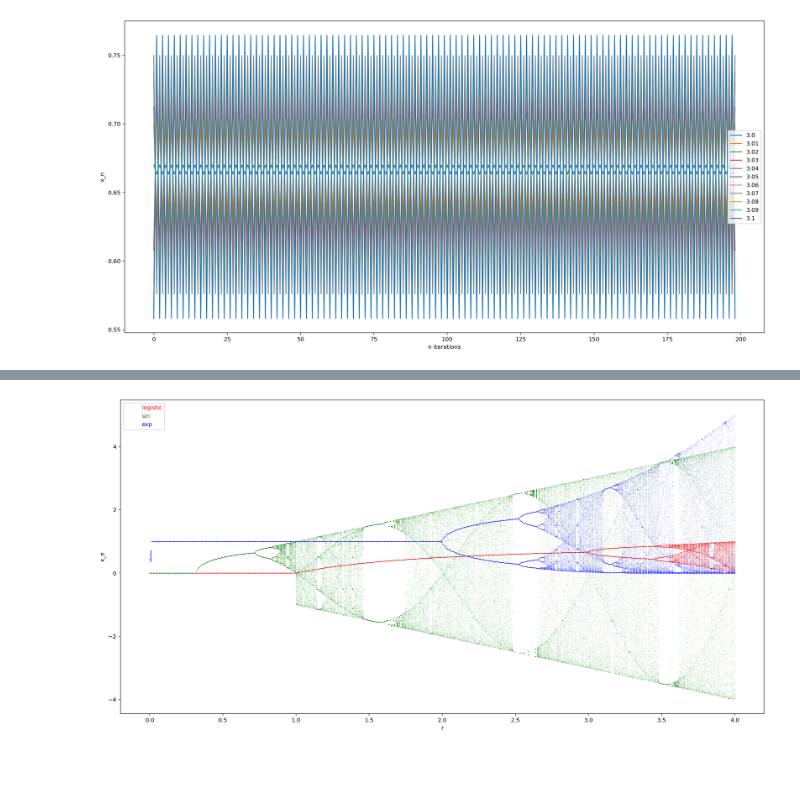
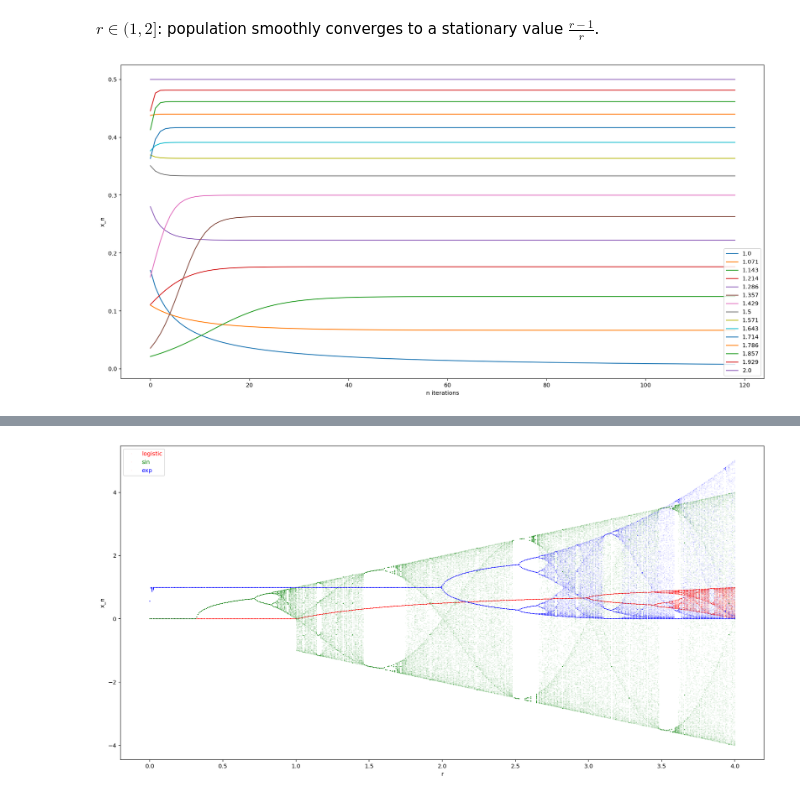
Before and after one commit to Fr0do/HPPL_2021, a Jupyter notebook: Task_1_bifurcation_diagram.ipynb, the cells around one changed output, grey strips where cells are left out. Saved outputs shown, nothing was run; the diff lists cells and outputs as text; code cells hidden in the pictures; blank space fills up the shorter version.

```diff
--- a/Task_1_bifurcation_diagram.ipynb
+++ b/Task_1_bifurcation_diagram.ipynb
@@ -41,9 +40,0 @@ plt.show()
-# %%
-plt.figure(figsize=(20,10))
-rs = np.linspace(3., 3.1, 11)
-for r in rs:
-    plot_evolution(r)
-plt.legend(rs.round(3))
-plt.show()
-# %% [output]
-[figure, removed]
@@ -51,0 +41,11 @@ plt.legend?
+# %% [markdown]
+$r \in (1, 2]$: population smoothly converges to a stationary value $\frac{r-1}{r}$.
+# %%
+plt.figure(figsize=(20,10))
+rs = np.linspace(1., 2., 15)
+for r in rs:
+    plot_evolution(r, 0, 120)
+plt.legend(rs.round(3))
+plt.show()
+# %% [output]
+[figure, added]
```
Also changed, not shown: parts of 12 cells of this notebook.
